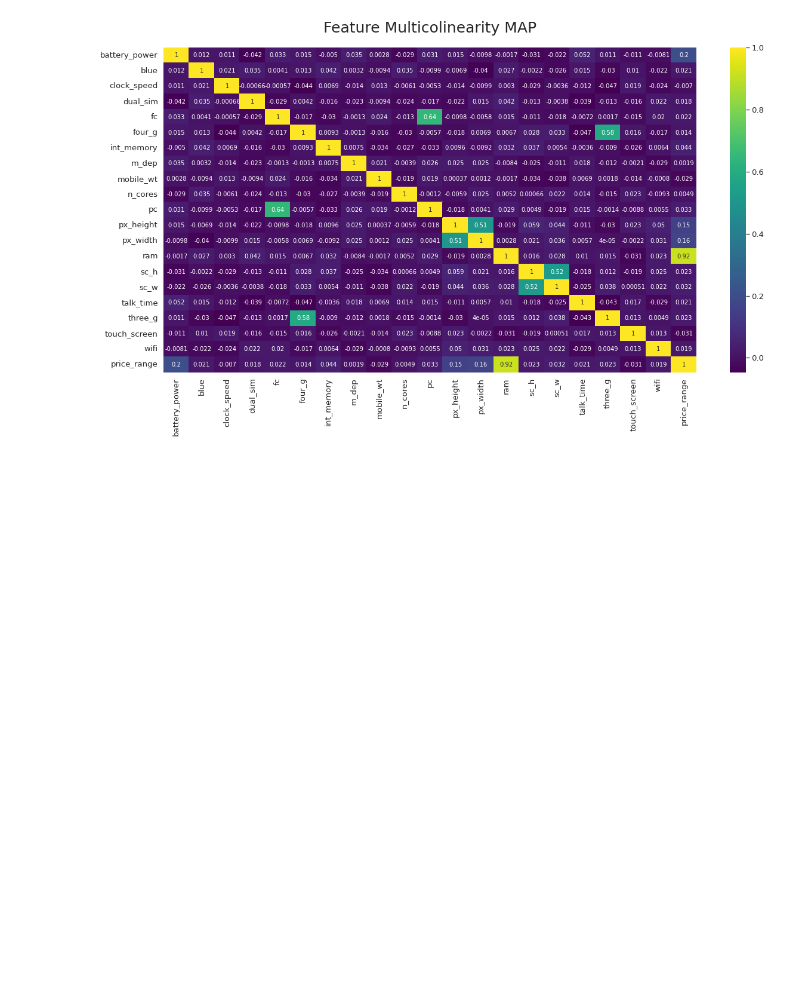
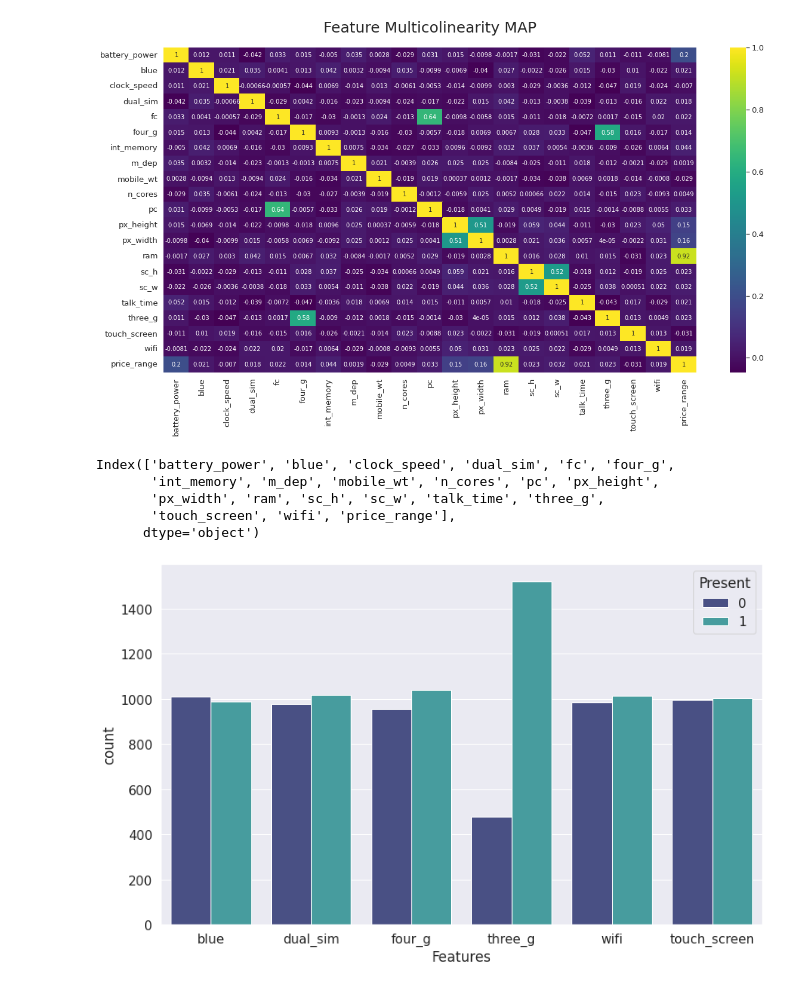
Before and after one commit to Sriharish19/Mobile_price_classification_ml_model, a Jupyter notebook: SH_Mobile_price_range_classification_ml.ipynb, the cells around one changed output. Drawn from its saved outputs; the diff is of its cells as text; code cells hidden in the pictures; blank space fills up the shorter version.

```diff
--- a/SH_Mobile_price_range_classification_ml.ipynb
+++ b/SH_Mobile_price_range_classification_ml.ipynb
@@ -284,13 +277,14 @@ for i in enumerate(lst_box):
 [figure]
 # %%
 # Distribution plot for numerical variables
-lst_dist = columns
-plt.figure(figsize = (40,70))
-sns.set_theme()
-for i in enumerate(lst_dist):
-  sns.set(font_scale = 2)
-  plt.subplot(7, 3,i[0]+1)
-  sns.distplot(df[i[1]],color = 'green')
+
+# lst_dist = columns
+# plt.figure(figsize = (40,70))
+# sns.set_theme()
+# for i in enumerate(lst_dist):
+#   sns.set(font_scale = 2)
+#   plt.subplot(7, 3,i[0]+1)
+#   sns.distplot(df[i[1]],color = 'green')
 # %% [output]
 [figure]
 # %%
@@ -310,11 +305,12 @@ for i in enumerate(columns):
 [figure]
 # %%
 # line plot for numerical variables
-sns.set_theme(style="darkgrid")
-plt.figure(figsize = (25, 50))
-for i in enumerate(columns):
-  plt.subplot(11,2,i[0]+1)
-  sns.lineplot(x=df[i[1]],y='price_range',data=df,palette='Grouped')
+
+# sns.set_theme(style="darkgrid")
+# plt.figure(figsize = (25, 50))
+# for i in enumerate(columns):
+#   plt.subplot(11,2,i[0]+1)
+#   sns.lineplot(x=df[i[1]],y='price_range',data=df,palette='Grouped')
 # %% [output]
 [figure]
 # %%
@@ -328,3 +324,13 @@ plt.title('Feature Multicolinearity MAP', fontsize = 25, pad=25)
 # %% [output]
 Text(0.5, 1.0, 'Feature Multicolinearity MAP')
 [figure]
+# %%
+bvc=df.loc[:,['blue','dual_sim','four_g','three_g','wifi','touch_screen']]
+# %%
+df.columns
+# %% [output]
+Index(['battery_power', 'blue', 'clock_speed', 'dual_sim', 'fc', 'four_g',
+       'int_memory', 'm_dep', 'mobile_wt', 'n_cores', 'pc', 'px_height',
+       'px_width', 'ram', 'sc_h', 'sc_w', 'talk_time', 'three_g',
+       'touch_screen', 'wifi', 'price_range'],
+      dtype='object')
@@ -330,0 +339,10 @@ Text(0.5, 1.0, 'Feature Multicolinearity MAP')
+# %%
+# Countplot for binary categorical variables.
+
+dd = bvc.melt(var_name='Features', value_name='Present')
+plt.figure(figsize= (13,8))
+sns.set(font_scale=1.4)
+sns.countplot(x='Features', hue='Present', data=dd,palette='mako')
+plt.show()
+# %% [output]
+[figure, added]
```
Also changed, not shown: parts of 11 cells of this notebook.
